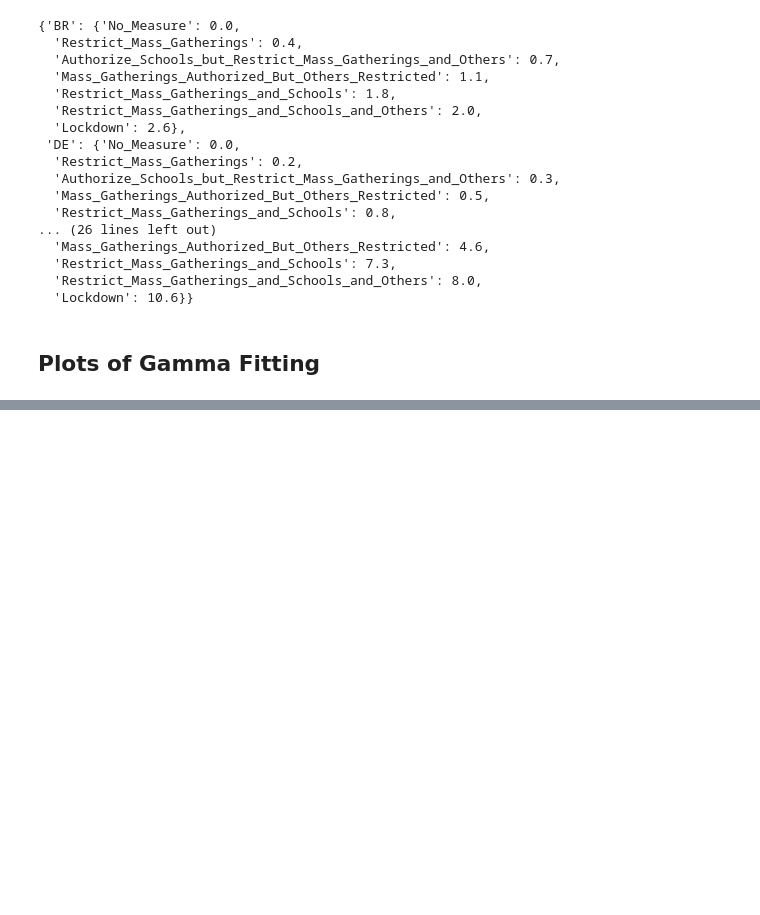
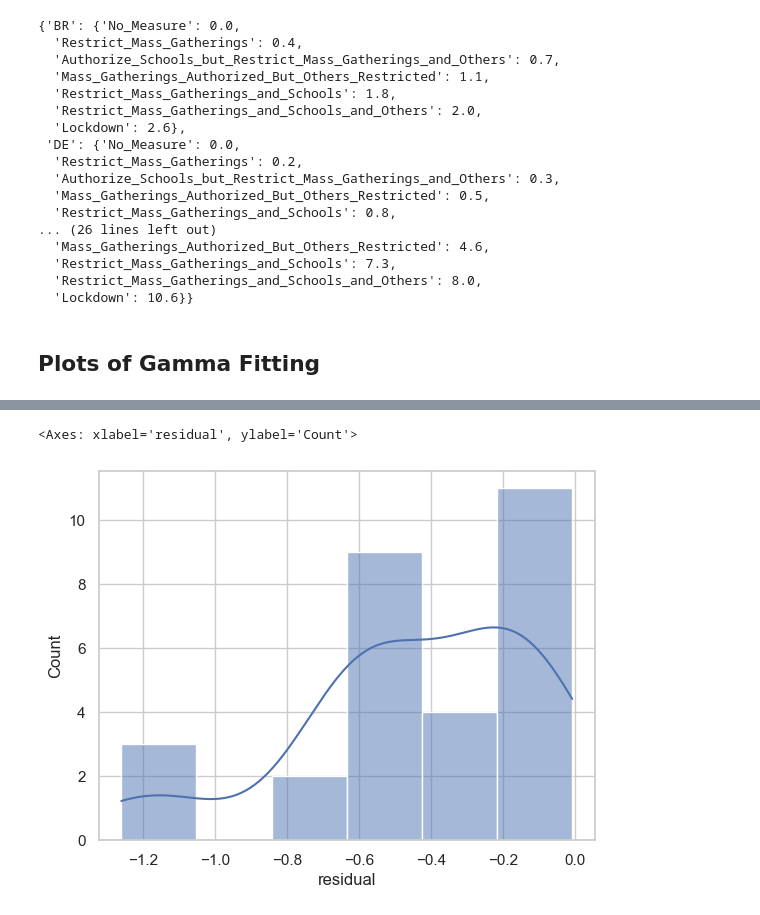
Before and after one commit to COVIDAnalytics/THEMIS, a Jupyter notebook: notebooks/monthly_dominant_policy.ipynb, the cells around one changed output, grey strips where cells are left out. Drawn from its saved outputs; the diff is of its cells as text; code cells hidden in the pictures; blank space fills up the shorter version.

```diff
--- a/notebooks/monthly_dominant_policy.ipynb
+++ b/notebooks/monthly_dominant_policy.ipynb
@@ -138,0 +270,5 @@ sns.relplot(data=summary_df.query("region == 'BR'"), x='gamma', y='region_gamma'
+# %%
+sns.histplot(df[df.actual]['residual'], kde=True)
+# %% [output]
+<Axes: xlabel='residual', ylabel='Count'>
+[figure, added]
```
Also changed, not shown: parts of 18 cells of this notebook.
